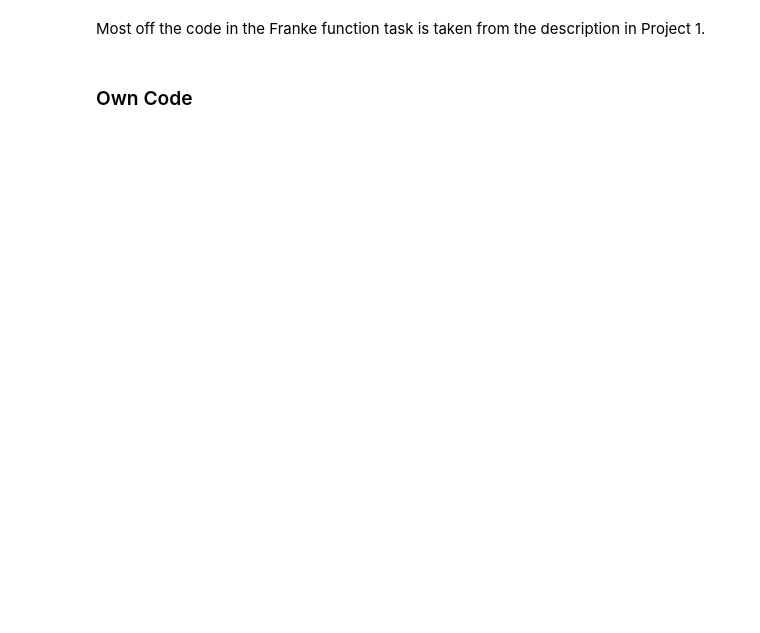
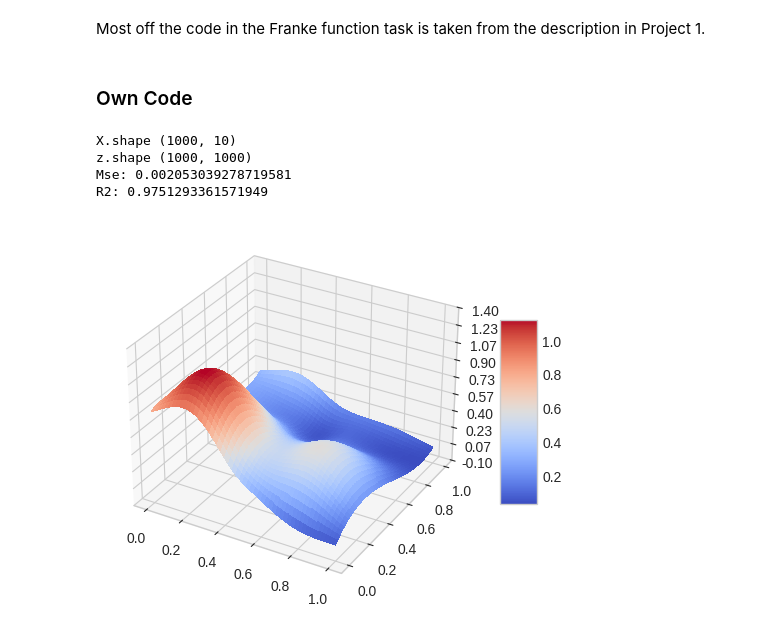
Before and after one commit to irisbore/FYS-STK4155_project1, a Jupyter notebook: Tasks/Part a).ipynb, the cells around one changed output. Cells and saved outputs as stored; diff of their text form; code cells hidden in the pictures; blank space fills up the shorter version.

```diff
--- a/Tasks/Part a).ipynb
+++ b/Tasks/Part a).ipynb
@@ -50,7 +55,7 @@ np.random.seed(2024)
 x = np.arange(0, 1, 0.001)
 y = np.arange(0, 1, 0.001)
 xv, yv = np.meshgrid(x, y)
-z = FrankeFunction(xv, yv)
+z = FrankeFunction(xv, yv) #Use xv and yv only when plotting the FranckeFunction
 
 # Polynomial degree
 degree = 3
@@ -60,39 +65,38 @@ X = create_design_matrix(x, y, degree)
 
 print("X.shape", X.shape)
 print("z.shape", z.shape)
 
-#Adding a regresion term to avoid a singular matrix.
-reg_term = 1e-6
-#OLSbeta = np.linalg.inv(X.T @ X + reg_term*np.eye(X.shape[1])) @ X.T @ z
-
 OLSbeta = np.linalg.pinv(X.T @ X) @ X.T @ z # pinv avoid singular matrix problem, same as reg term
-
-print("OLSbeta.shape", np.shape(OLSbeta))
-print(OLSbeta)
 
 ztilde = X @ OLSbeta
 
 mse = np.mean((z - ztilde)**2)
 R2 = 1 - np.sum((z - ztilde)**2) / np.sum((z - np.mean(z))**2)
 
-print(f"Beta: {OLSbeta}")
+#print(f"Beta: {OLSbeta}")
 print(f"Mse: {mse}")
 print(f"R2: {R2}")
 
 fig = plt.figure()
 #ax = fig.gca(projection='3d')
 ax = fig.add_subplot(111, projection='3d')
 
 # Plot the surface.
 surf = ax.plot_surface(xv, yv, ztilde, cmap=cm.coolwarm,
 linewidth=0, antialiased=False)
 
 # Customize the z axis.
 ax.set_zlim(-0.10, 1.40)
 ax.zaxis.set_major_locator(LinearLocator(10))
 ax.zaxis.set_major_formatter(FormatStrFormatter("%.02f"))
 
 # Add a color bar which maps values to colors.
 fig.colorbar(surf, shrink=0.5, aspect=5)
 plt.show()
+# %% [output]
+X.shape (1000, 10)
+z.shape (1000, 1000)
+Mse: 0.002053039278719581
+R2: 0.9751293361571949
+[figure, added]
 # %%
```
Also changed, not shown: parts of 12 cells of this notebook, 3 other files.
